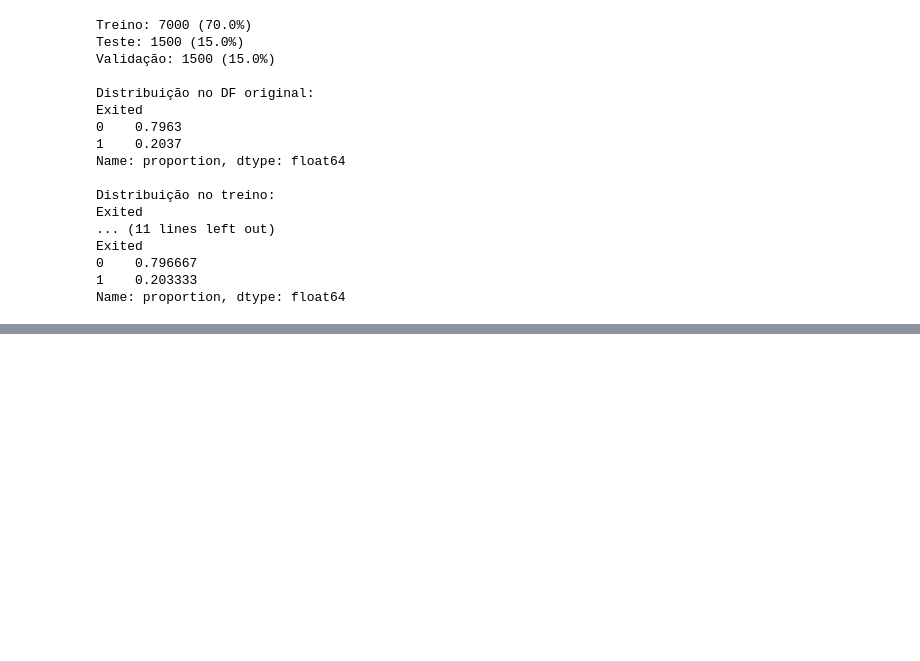
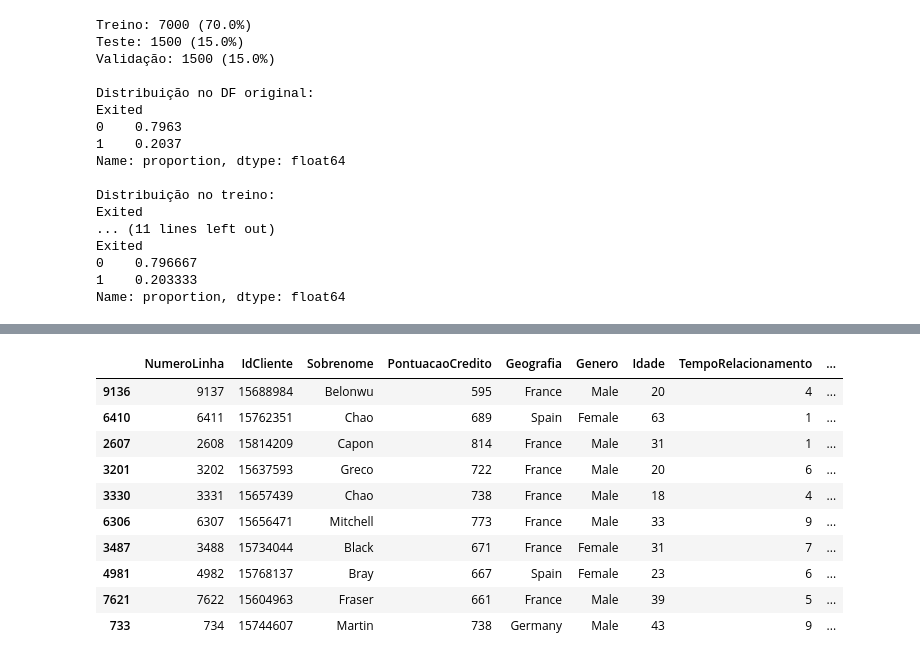
Before and after one commit to GustavoNachbar/churn-dataset-clusters-classify-tests, a Jupyter notebook: k_medoids.ipynb, the cells around one changed output, grey strips where cells are left out. Saved outputs shown, nothing was run; the diff lists cells and outputs as text; code cells hidden in the pictures; blank space fills up the shorter version.

```diff
--- a/k_medoids.ipynb
+++ b/k_medoids.ipynb
@@ -125 +449,36 @@ X_scaled = scaler_cancelamento.fit_transform(df_treino_cancelamento)
+# %%
+from sklearn_extra.cluster import KMedoids
+from sklearn.preprocessing import StandardScaler
+
+variaveis_numericas = [
+    'PontuacaoCredito', 'Idade', 'TempoRelacionamento',
+    'Saldo', 'NumeroProdutos', 'SalarioEstimado'
+]
+
+scaler_geral = StandardScaler()
+X_scaled_geral = scaler_geral.fit_transform(df_treino[variaveis_numericas])
+
+for k in [6, 7]:
+    kmedoids = KMedoids(
+        n_clusters=k,
+        random_state=42,
+        method='alternate',
+        init='k-medoids++'
+    )
+    df_treino[f'Cluster_k{k}'] = kmedoids.fit_predict(X_scaled_geral)
+    df_treino[f'Distancia_Centroide_k{k}'] = kmedoids.transform(X_scaled_geral).min(axis=1)
+# %%
+df_treino.head(10)
+# %% [output]
+|  | NumeroLinha | IdCliente | Sobrenome | PontuacaoCredito | Geografia | Genero | Idade | TempoRelacionamento | ... |
+| 9136 | 9137 | 15688984 | Belonwu | 595 | France | Male | 20 | 4 | ... |
+| 6410 | 6411 | 15762351 | Chao | 689 | Spain | Female | 63 | 1 | ... |
+| 2607 | 2608 | 15814209 | Capon | 814 | France | Male | 31 | 1 | ... |
+| 3201 | 3202 | 15637593 | Greco | 722 | France | Male | 20 | 6 | ... |
+| 3330 | 3331 | 15657439 | Chao | 738 | France | Male | 18 | 4 | ... |
+| 6306 | 6307 | 15656471 | Mitchell | 773 | France | Male | 33 | 9 | ... |
+| 3487 | 3488 | 15734044 | Black | 671 | France | Female | 31 | 7 | ... |
+| 4981 | 4982 | 15768137 | Bray | 667 | Spain | Female | 23 | 6 | ... |
+| 7621 | 7622 | 15604963 | Fraser | 661 | France | Male | 39 | 5 | ... |
+| 733 | 734 | 15744607 | Martin | 738 | Germany | Male | 43 | 9 | ... |
 # %%
```
Also changed, not shown: parts of 13 cells of this notebook.
